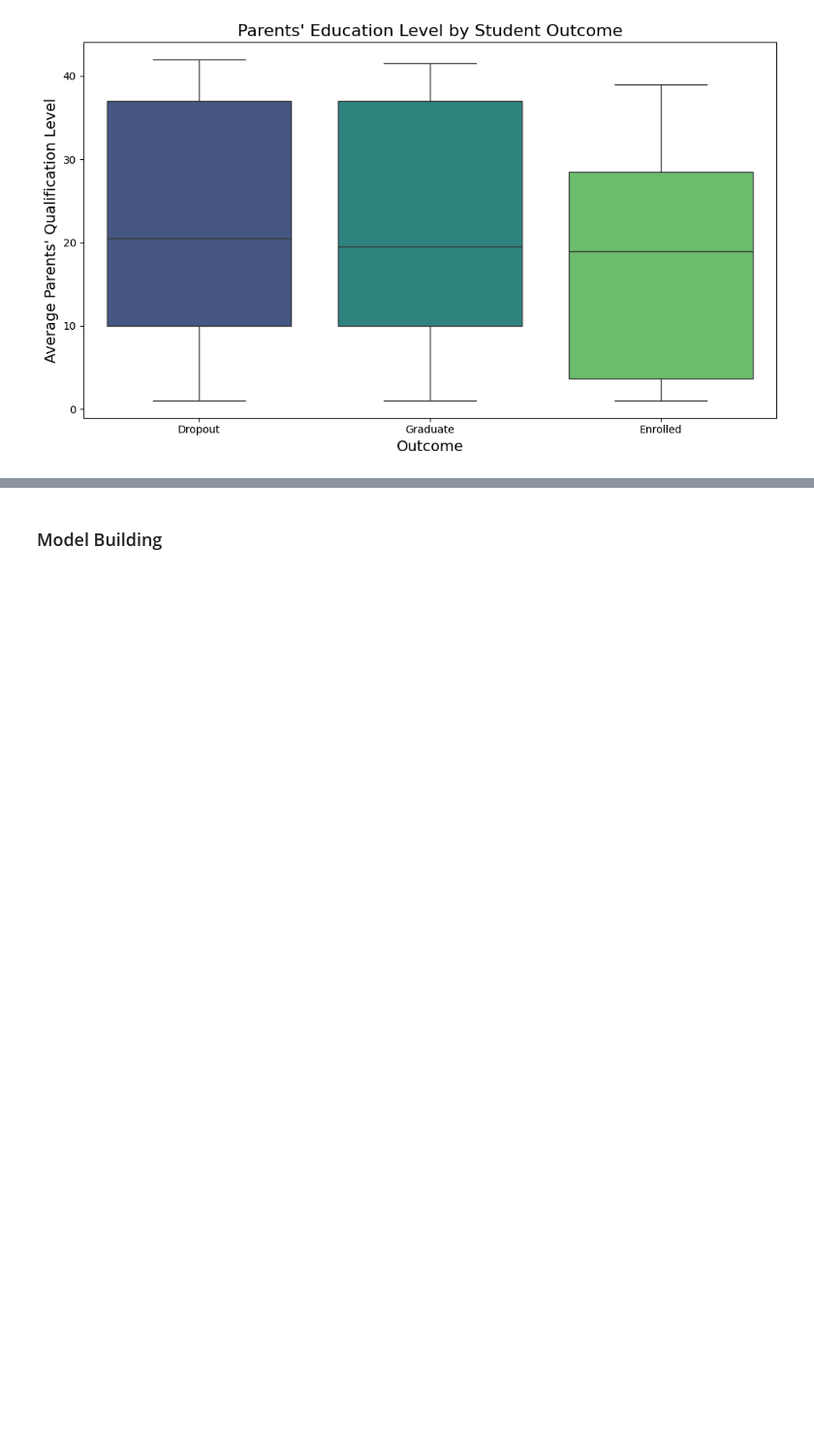
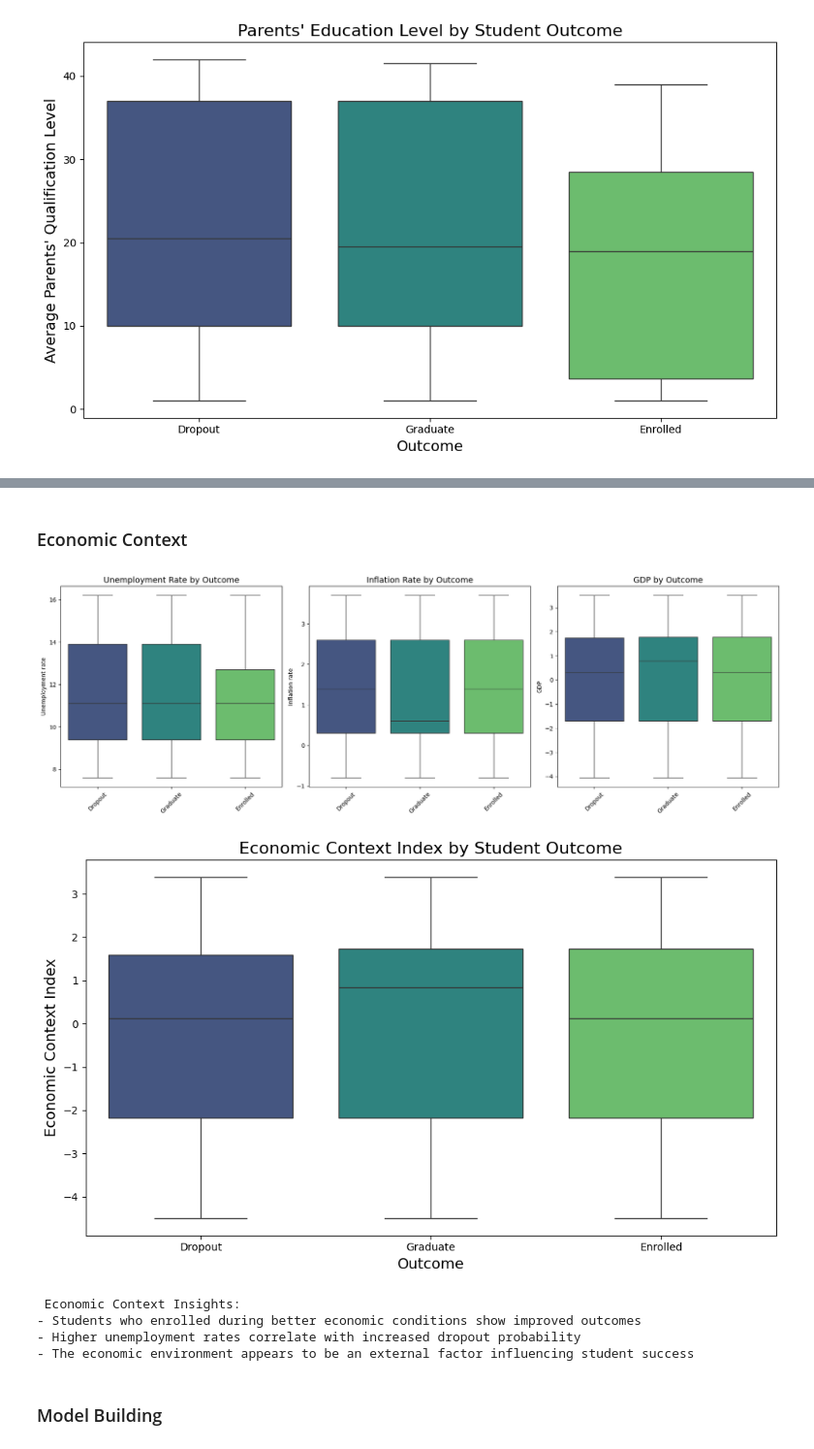
Before and after one commit to AbdullahIbneAziz/Student-Dropout-Success-Prediction, a Jupyter notebook: Project.ipynb, the cells around one changed output, grey strips where cells are left out. Shown: that part at 97% size. Cells and saved outputs as stored; diff of their text form; code cells hidden in the pictures; blank space fills up the shorter version.

```diff
--- a/Project.ipynb
+++ b/Project.ipynb
@@ -372,3 +393,53 @@ plt.show()
+# %% [markdown]
+### Economic Context ###
+# %%
+# Visualize economic factors
+plt.figure(figsize=(18, 6))
+
+# Unemployment rate
+plt.subplot(1, 3, 1)
+sns.boxplot(x='target', y='Unemployment rate', data=df_clean, palette='viridis')
+plt.title('Unemployment Rate by Outcome', fontsize=14)
+plt.xlabel('')
+plt.xticks(rotation=45)
+
+# Inflation rate
+plt.subplot(1, 3, 2)
+sns.boxplot(x='target', y='Inflation rate', data=df_clean, palette='viridis')
+plt.title('Inflation Rate by Outcome', fontsize=14)
+plt.xlabel('')
+plt.xticks(rotation=45)
+
+# GDP
+plt.subplot(1, 3, 3)
+sns.boxplot(x='target', y='GDP', data=df_clean, palette='viridis')
+plt.title('GDP by Outcome', fontsize=14)
+plt.xlabel('')
+plt.xticks(rotation=45)
+
+plt.tight_layout()
+plt.show()
+
+# Economic context index
+plt.figure(figsize=(10, 6))
+sns.boxplot(x='target', y='economic_context', data=df_clean, palette='viridis')
+plt.title('Economic Context Index by Student Outcome', fontsize=16)
+plt.xlabel('Outcome', fontsize=14)
+plt.ylabel('Economic Context Index', fontsize=14)
+plt.tight_layout()
+plt.show()
+
+print("\n Economic Context Insights:")
+print("- Students who enrolled during better economic conditions show improved outcomes")
+print("- Higher unemployment rates correlate with increased dropout probability")
+print("- The economic environment appears to be an external factor influencing student success")
+# %% [output]
+[figure, added]
+[figure, added]
+ Economic Context Insights:
+- Students who enrolled during better economic conditions show improved outcomes
+- Higher unemployment rates correlate with increased dropout probability
+- The economic environment appears to be an external factor influencing student success
 # %% [markdown]
 ### Model Building
 # %%
```
Also changed, not shown: parts of 16 cells of this notebook.
